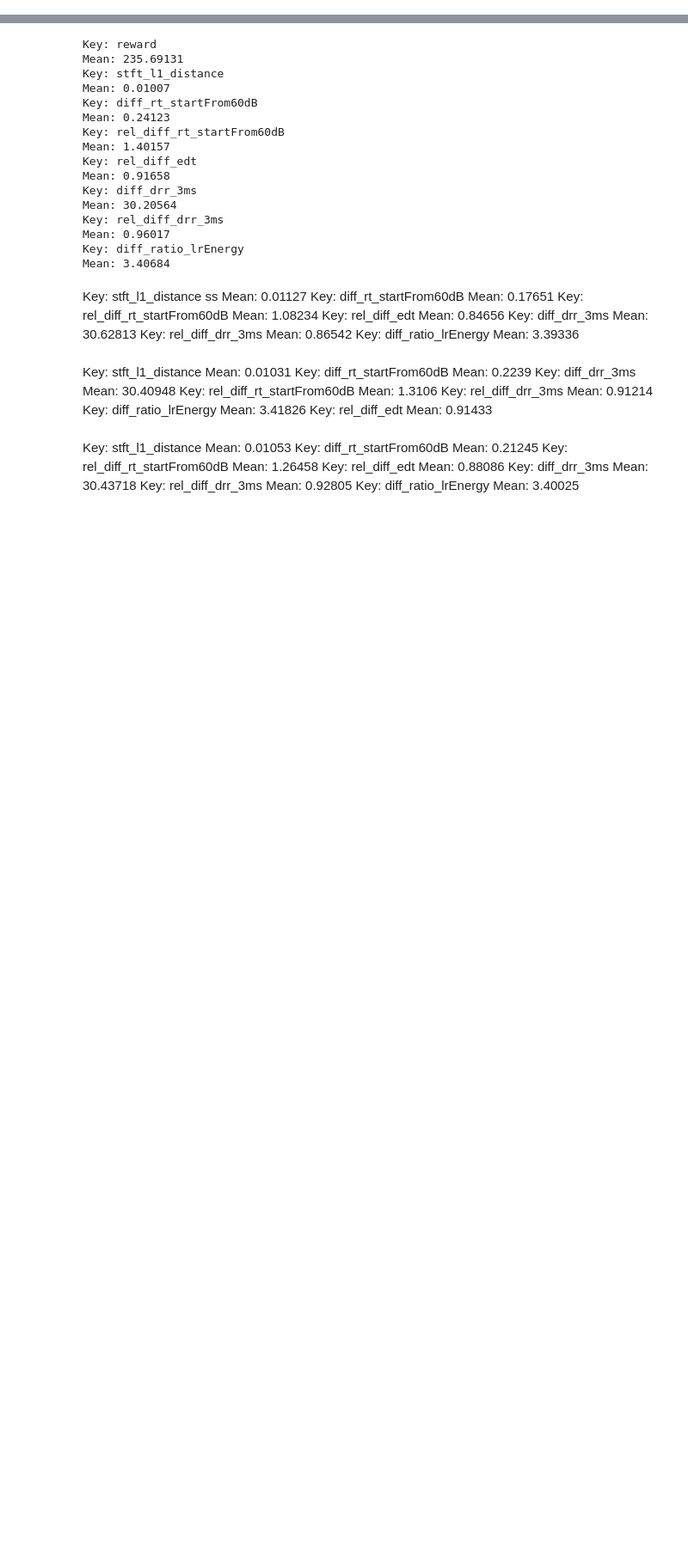
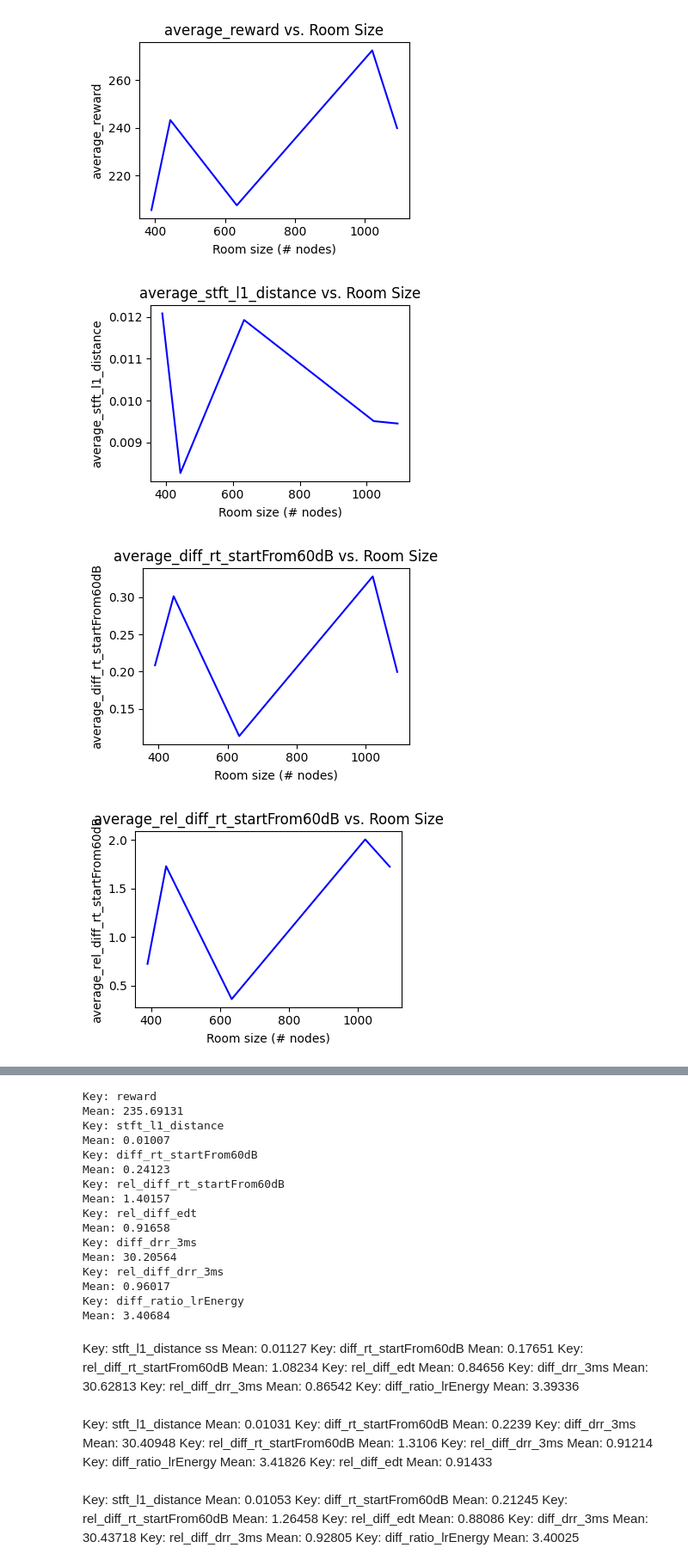
Before and after one commit to arjunrs1/active-rir, a Jupyter notebook: scripts/eval_stats_aggregation/compute_eval_stats.ipynb, the cells around one changed output, grey strips where cells are left out. Shown at 86% size. Saved outputs shown, nothing was run; the diff lists cells and outputs as text; code cells hidden in the pictures; blank space fills up the shorter version.

```diff
--- a/scripts/eval_stats_aggregation/compute_eval_stats.ipynb
+++ b/scripts/eval_stats_aggregation/compute_eval_stats.ipynb
@@ -20,0 +126,25 @@ with open(full_path, 'r') as json_file:
+# %%
+with open("/vision/asomaya1/active-rir/data/metadata/scene_sizes.json", "rb") as f:
+    scene_sizes = json.load(f)
+# %%
+# Create scatter plots for each metric as a function of the integer
+for metric in metrics_to_plot:
+    # Extract metric values for all scenes
+    metric_values = [average_scene_metrics[scene][metric] for scene in average_scene_metrics]
+    integers = [scene_sizes[scene] for scene in average_scene_metrics]
+
+    sorted_data = sorted(zip(integers, metric_values), key=lambda x: x[0])
+    sorted_integers, sorted_metric_values = zip(*sorted_data)
+
+    plt.figure(figsize=(4, 3))  # Adjust the figsize if needed
+    plt.plot(sorted_integers, sorted_metric_values, linestyle='-', color='b')  # Line connecting points
+    plt.xlabel('Room size (# nodes)')
+    plt.ylabel(metric)
+    plt.title(f'{metric} vs. Room Size')
+    plt.tight_layout()
+    plt.show()
+# %% [output]
+[figure, added]
+[figure, added]
+[figure, added]
+[figure, added]
```
Also changed, not shown: parts of 5 cells of this notebook, 23 other files.
